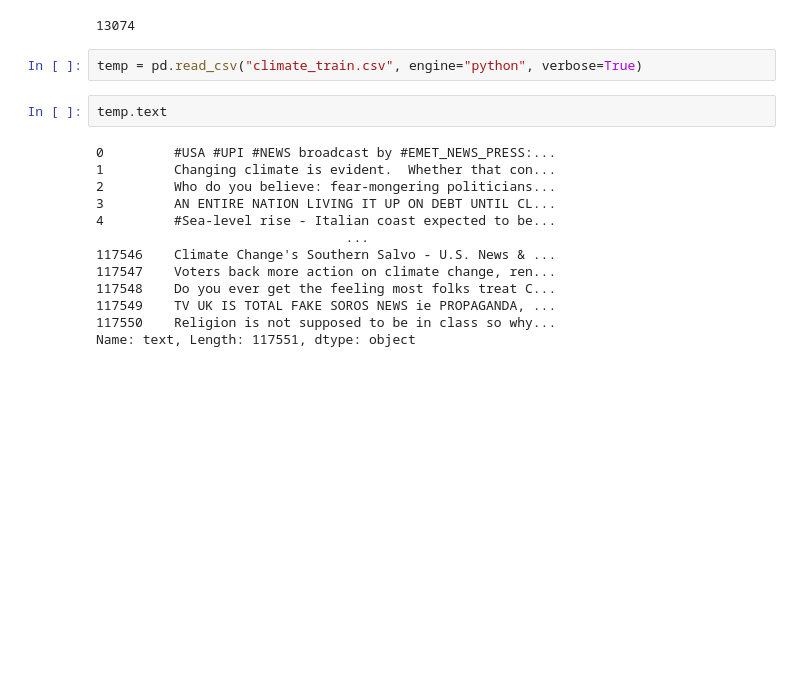
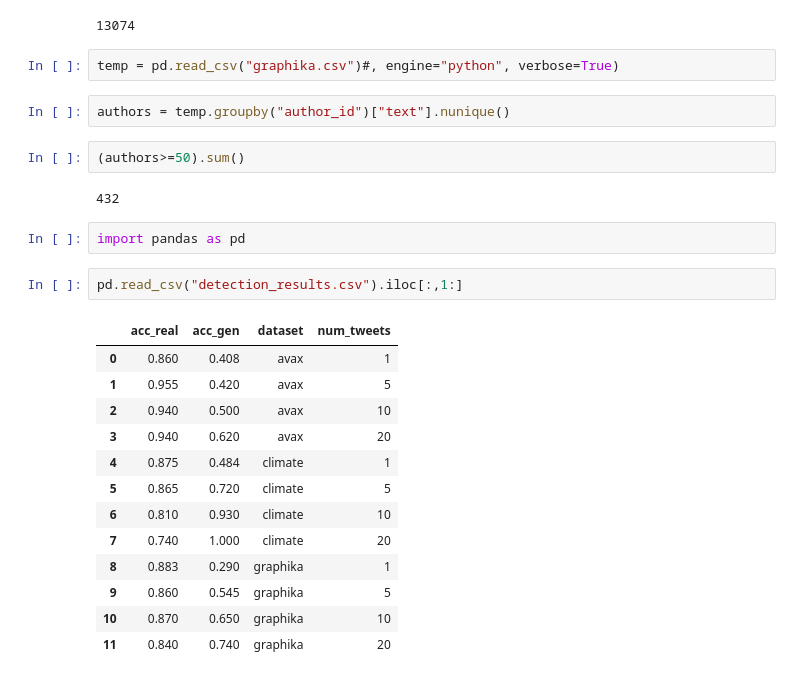
Before and after one commit to stresearch/machine-gen-twitter, a Jupyter notebook: test_hk3.ipynb, the cells around one changed output. Saved outputs shown, nothing was run; the diff lists cells and outputs as text; blank space fills up the shorter version.

```diff
--- a/test_hk3.ipynb
+++ b/test_hk3.ipynb
@@ -235,19 +264,28 @@ test_mask.sum()
 # %% [output]
 13074
 # %%
-temp = pd.read_csv("climate_train.csv", engine="python", verbose=True)
+temp = pd.read_csv("graphika.csv")#, engine="python", verbose=True)
 # %%
-temp.text
+authors = temp.groupby("author_id")["text"].nunique()
-# %% [output]
-0         #USA #UPI #NEWS broadcast by #EMET_NEWS_PRESS:...
-1         Changing climate is evident.  Whether that con...
-2         Who do you believe: fear-mongering politicians...
-3         AN ENTIRE NATION LIVING IT UP ON DEBT UNTIL CL...
-4         #Sea-level rise - Italian coast expected to be...
-                                ...
-117546    Climate Change's Southern Salvo - U.S. News & ...
-117547    Voters back more action on climate change, ren...
-117548    Do you ever get the feeling most folks treat C...
-117549    TV UK IS TOTAL FAKE SOROS NEWS ie PROPAGANDA, ...
-117550    Religion is not supposed to be in class so why...
-Name: text, Length: 117551, dtype: object
+# %%
+(authors>=50).sum()
+# %% [output]
+432
+# %%
+import pandas as pd
+# %%
+pd.read_csv("detection_results.csv").iloc[:,1:]
+# %% [output]
+|  | acc_real | acc_gen | dataset | num_tweets |
+| 0 | 0.860 | 0.408 | avax | 1 |
+| 1 | 0.955 | 0.420 | avax | 5 |
+| 2 | 0.940 | 0.500 | avax | 10 |
+| 3 | 0.940 | 0.620 | avax | 20 |
+| 4 | 0.875 | 0.484 | climate | 1 |
+| 5 | 0.865 | 0.720 | climate | 5 |
+| 6 | 0.810 | 0.930 | climate | 10 |
+| 7 | 0.740 | 1.000 | climate | 20 |
+| 8 | 0.883 | 0.290 | graphika | 1 |
+| 9 | 0.860 | 0.545 | graphika | 5 |
+| 10 | 0.870 | 0.650 | graphika | 10 |
+| 11 | 0.840 | 0.740 | graphika | 20 |
```
Also changed, not shown: parts of 13 cells of this notebook, 2 other files.
